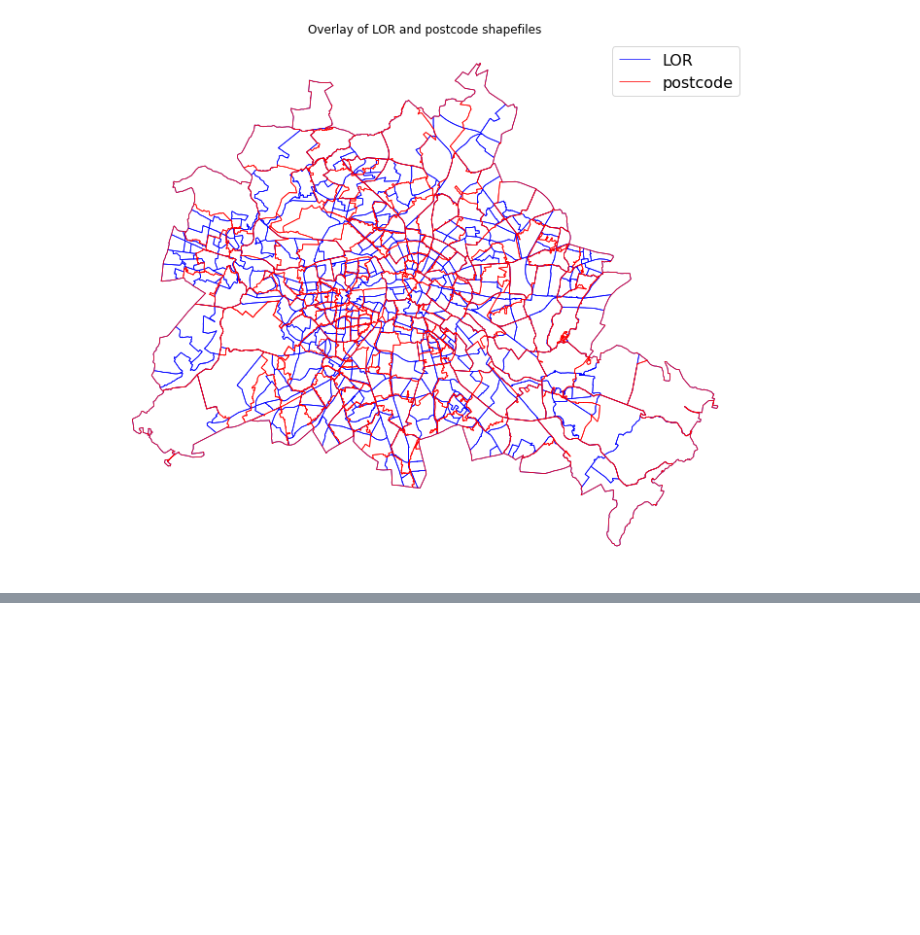
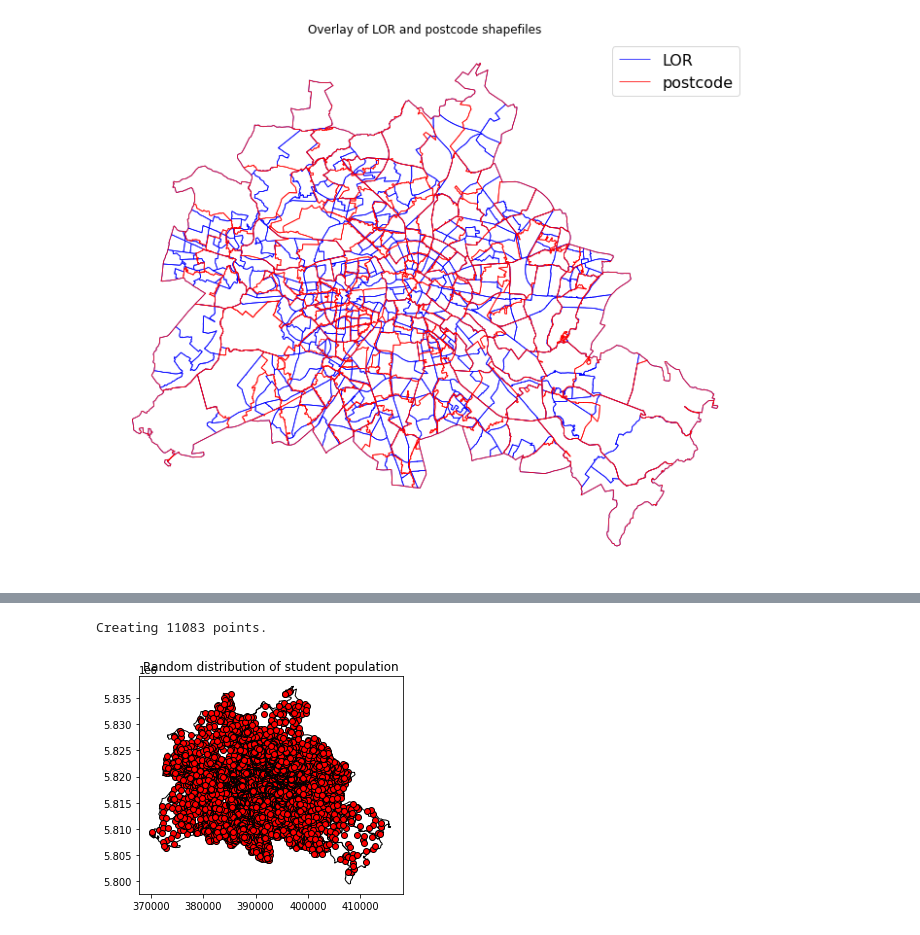
Before and after one commit to anwu-git/berlin-student-residence, a Jupyter notebook: berlin-student-residence.ipynb, the cells around one changed output, grey strips where cells are left out. Drawn from its saved outputs; the diff is of its cells as text; code cells hidden in the pictures; blank space fills up the shorter version.

Commit message:
Kaggle Notebook | Berlin Student Residence | Version 7

```diff
--- a/berlin-student-residence.ipynb
+++ b/berlin-student-residence.ipynb
@@ -329,13 +338,33 @@ We've been assuming that all inhabitants live in the centroid of each LOR distri
 # %%
 #define a function to create random points that are certain to be inside the polygon
 #https://gis.stackexchange.com/questions/294394/randomly-sample-from-geopandas-dataframe-in-python
 def random_points_in_polygon(number, polygon):
     points = []
     min_x, min_y, max_x, max_y = polygon.bounds
     i= 0
     while i < number:
         point = Point(random.uniform(min_x, max_x), random.uniform(min_y, max_y))
         if polygon.contains(point):
             points.append(point)
             i += 1
     return points  # returns list of shapely point
+
+#go through each PLZ, get random points equal to 10% of the student population, create a list of them
+studpop_points = []
+for i in range(len(PLZ)):
+    studpop_points_i = random_points_in_polygon(PLZ.iloc[i].students / 10, PLZ.iloc[i].geometry)
+    studpop_points = studpop_points + studpop_points_i
+
+print("Creating " + str(len(studpop_points)) + " points.")
+
+#now plot our points
+f, ax = plt.subplots(1)
+df1 = PLZ.geometry
+studpop_geo = gpd.GeoSeries((studpop_points),crs=crs)
+df1.plot(ax=ax, facecolor='none', edgecolor='k');
+studpop_geo.plot(ax=ax, facecolor="red", edgecolor='k');
+plt.title("Random distribution of student population");
+plt.show()
+# %% [output]
+Creating 11083 points.
+[figure, added]
```
Also changed, not shown: parts of 8 cells of this notebook.
